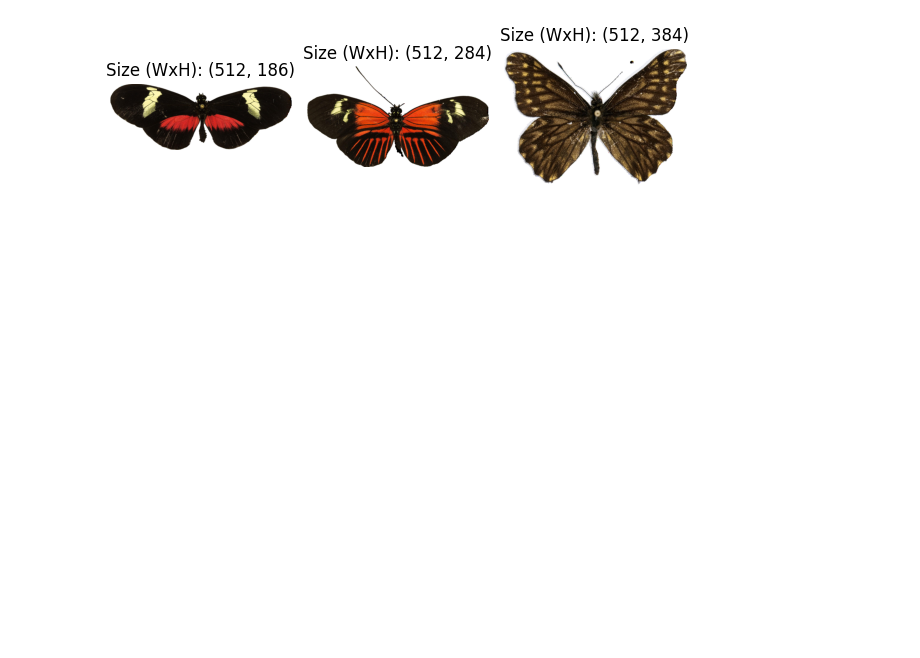
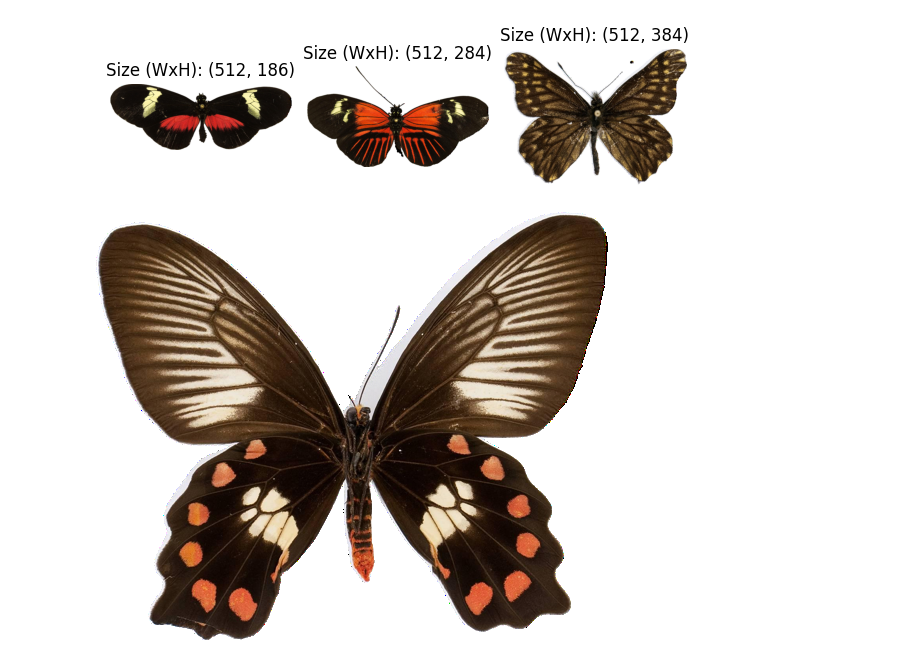
Before and after one commit to hieubnt235/ds-utils, a Jupyter notebook: src/ds_utils/huggan_smithsonian_butterflies_subset/example.ipynb, the cells around one changed output. Cells and saved outputs as stored; diff of their text form; code cells hidden in the pictures; blank space fills up the shorter version.

```diff
--- a/src/ds_utils/huggan_smithsonian_butterflies_subset/example.ipynb
+++ b/src/ds_utils/huggan_smithsonian_butterflies_subset/example.ipynb
@@ -26,3 +26,7 @@ dataset.show_images(range(5),raw=False)
 dataset.show(dataset[7:10]["raw_images"])
 # %% [output]
 [figure]
+# %%
+dataset[23]["raw_images"]
+# %% [output]
+[figure, added]
```
Also changed, not shown: parts of 2 cells of this notebook, 8 other files.
